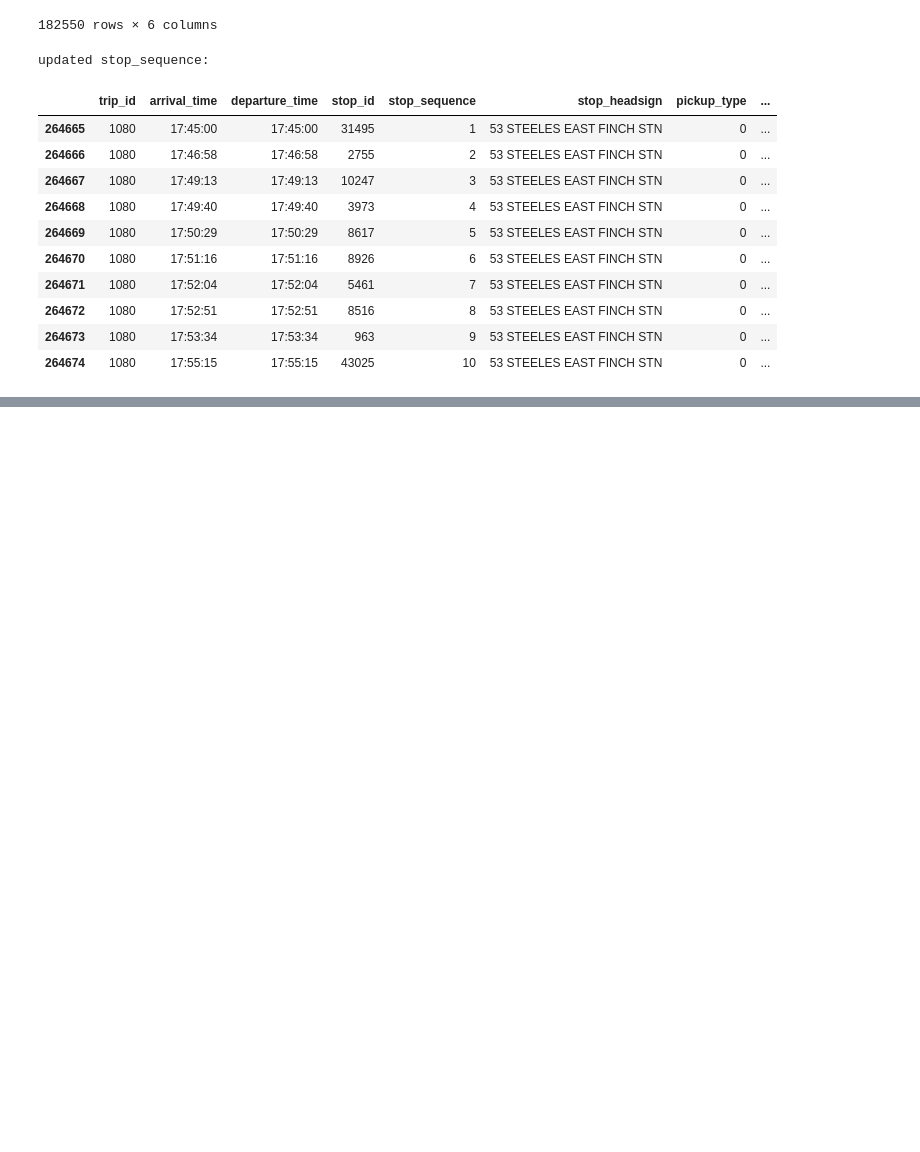
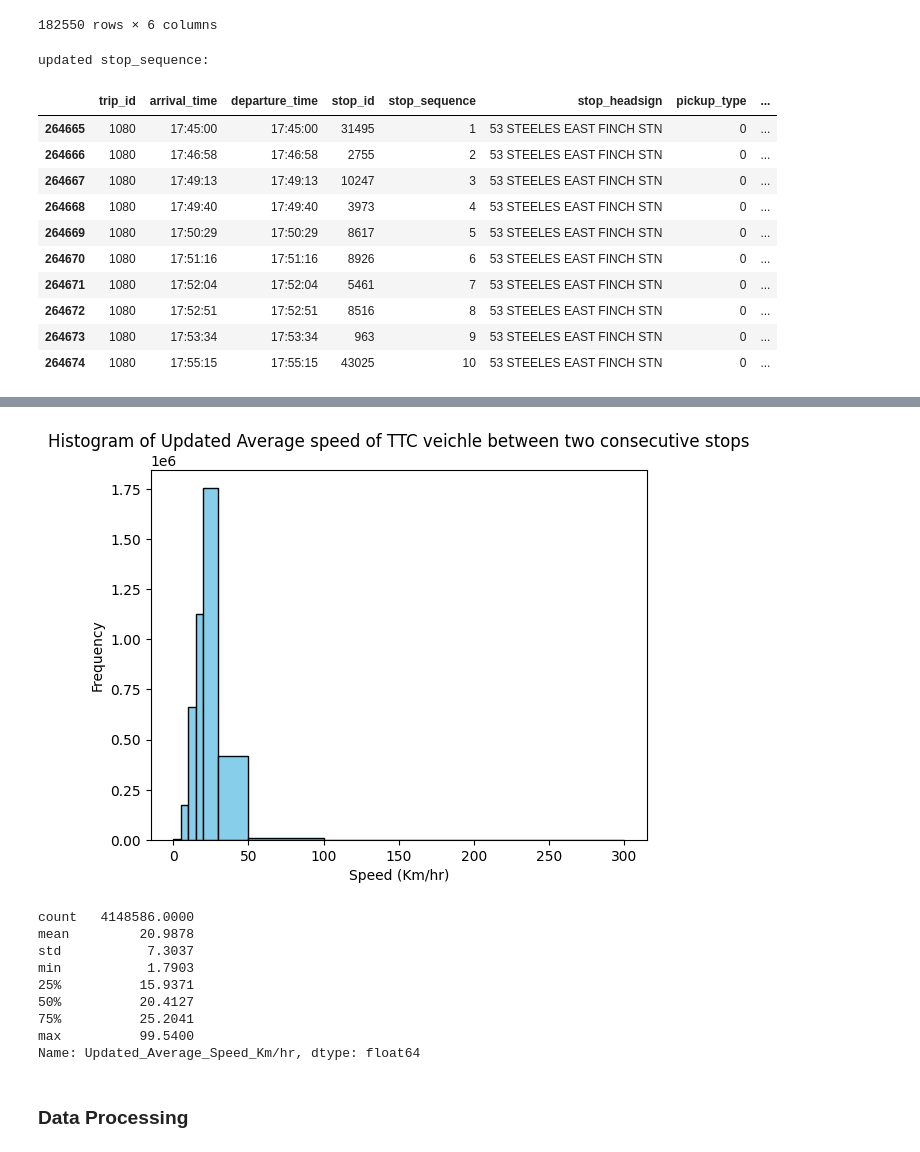
Before and after one commit to devslinky/TAL, a Jupyter notebook: GTFS_static_data_vis.ipynb, the cells around one changed output, grey strips where cells are left out. Saved outputs shown, nothing was run; the diff lists cells and outputs as text; code cells hidden in the pictures; blank space fills up the shorter version.

Commit message:
finished data verification

```diff
--- a/GTFS_static_data_vis.ipynb
+++ b/GTFS_static_data_vis.ipynb
@@ -2601,0 +2692,31 @@ Name: count, dtype: int64
+# %%
+# lets view the updated distribution of updated average speeds between stops of ttc veichles
+
+plt.hist(stop_times["Updated_Average_Speed_Km/hr"], bins = [0,5,10,15,20,30,50,100,300], color='skyblue', edgecolor='black')
+
+# Add labels and title
+plt.title('Histogram of Updated Average speed of TTC veichle between two consecutive stops')
+plt.xlabel('Speed (Km/hr)')
+plt.ylabel('Frequency')
+
+# Display the plot
+plt.show()
+
+pd.set_option('display.float_format', '{:.4f}'.format)
+
+print(stop_times["Updated_Average_Speed_Km/hr"].describe())
+
+pd.reset_option('display.float_format')
+# %% [output]
+[figure, added]
+count   4148586.0000
+mean         20.9878
+std           7.3037
+min           1.7903
+25%          15.9371
+50%          20.4127
+75%          25.2041
+max          99.5400
+Name: Updated_Average_Speed_Km/hr, dtype: float64
+# %% [markdown]
+### Data Processing
```
Also changed, not shown: parts of 13 cells of this notebook.
